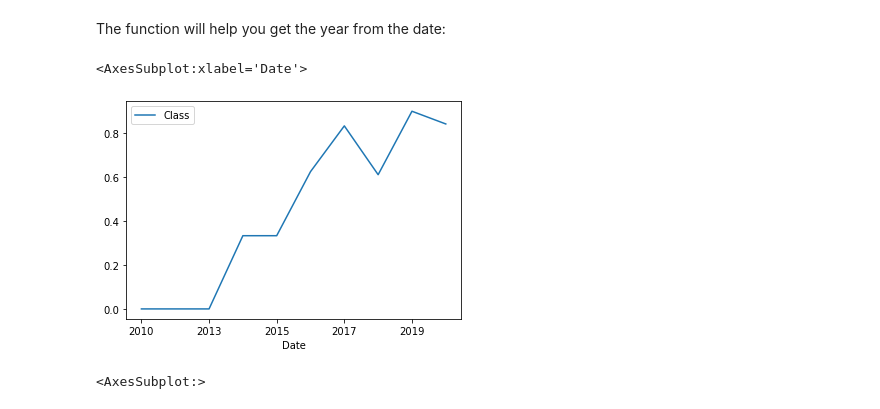
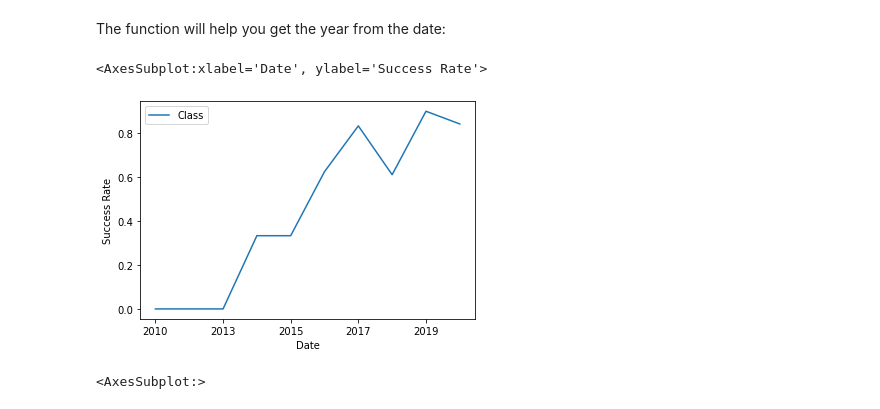
Before and after one commit to evhorne/coursera_data_science_capstone, a Jupyter notebook: Final_Assignment_EDA_Viz.ipynb, the cells around one changed output. Drawn from its saved outputs; the diff is of its cells as text; code cells hidden in the pictures.

```diff
--- a/Final_Assignment_EDA_Viz.ipynb
+++ b/Final_Assignment_EDA_Viz.ipynb
@@ -167,10 +167,12 @@ def Extract_year(date):
     return year
 # %%
 success_df=df[["Date","Class"]].groupby([df.Date.str[:4]]).mean("Class")
-success_df.plot()
+plt=success_df.plot()
+plt.set_ylabel("Success Rate")
+plt
 # %% [output]
-<AxesSubplot:xlabel='Date'>
+<AxesSubplot:xlabel='Date', ylabel='Success Rate'>
-[figure, old version]
+[figure, new version]
 # %%
 # Plot a line chart with x axis to be the extracted year and y axis to be the success rate
 success_df=df[["Date","Class"]].groupby(Extract_year(df["Date"])).mean("Class")
```
